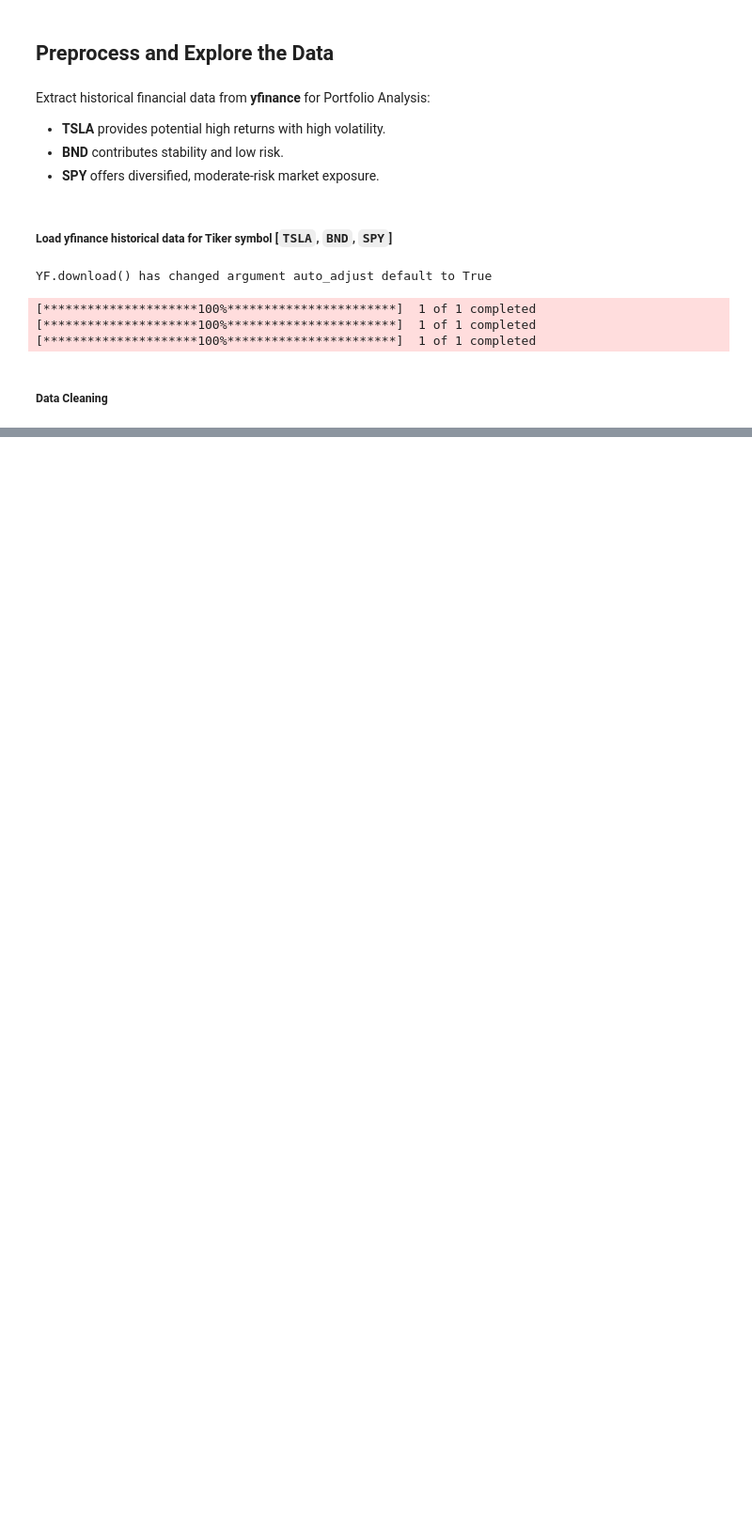
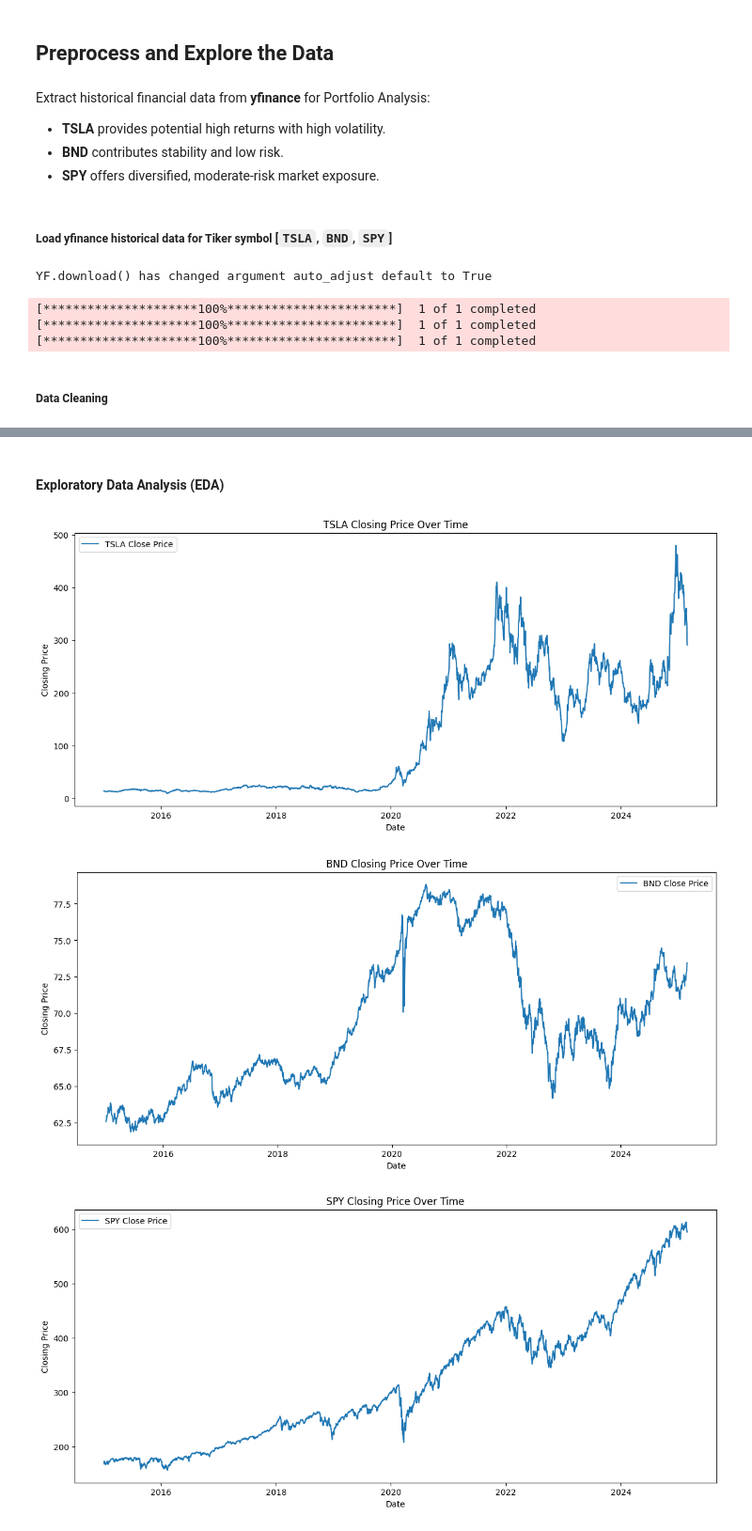
Before and after one commit to GetieBalew24/GMF-Portfolio-Forecasting, a Jupyter notebook: notebooks/data_preprocessing_and_EDA.ipynb, the cells around one changed output, grey strips where cells are left out. Shown: that part at 94% size. Saved outputs shown, nothing was run; the diff lists cells and outputs as text; code cells hidden in the pictures; blank space fills up the shorter version.

Commit message:
Add method to plot closing prices for each symbol in DataProcessor class

```diff
--- a/notebooks/data_preprocessing_and_EDA.ipynb
+++ b/notebooks/data_preprocessing_and_EDA.ipynb
@@ -97,2 +97,11 @@ std                               NaN   117.775994   120.566908   114.971688
 max      611.539978  5.072443e+08
 std      119.949571  4.488349e+07
+# %% [markdown]
+#### Exploratory Data Analysis (EDA)
+# %%
+# Plot closing prices over time
+processor.plot_closing_prices()
+# %% [output]
+[figure, added]
+[figure, added]
+[figure, added]
```
Also changed, not shown: parts of 2 cells of this notebook, 1 other file.
